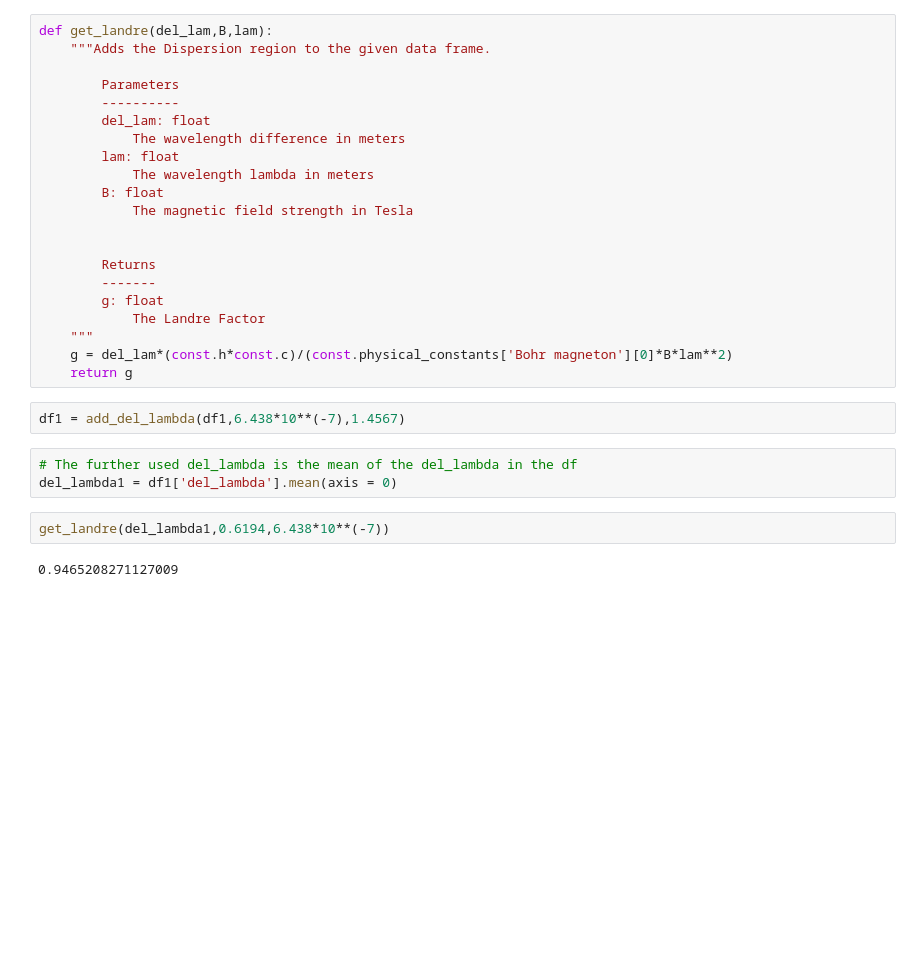
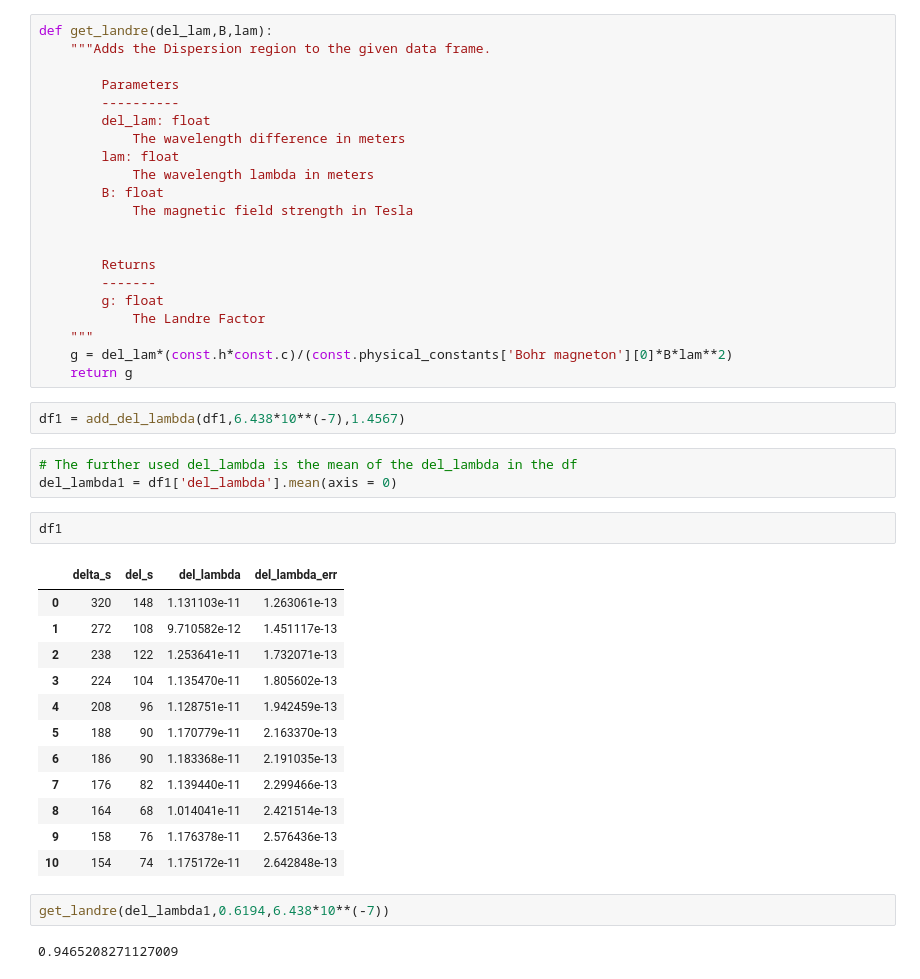
Before and after one commit to komrozik/Master_FP, a Jupyter notebook: V27-Zeemann_Effekt/Jupyter_Auswertung.ipynb, the cells around one changed output. Cells and saved outputs as stored; diff of their text form; blank space fills up the shorter version.

```diff
--- a/V27-Zeemann_Effekt/Jupyter_Auswertung.ipynb
+++ b/V27-Zeemann_Effekt/Jupyter_Auswertung.ipynb
@@ -171,6 +171,21 @@ df1 = add_del_lambda(df1,6.438*10**(-7),1.4567)
 # %%
 # The further used del_lambda is the mean of the del_lambda in the df
 del_lambda1 = df1['del_lambda'].mean(axis = 0)
+# %%
+df1
+# %% [output]
+|  | delta_s | del_s | del_lambda | del_lambda_err |
+| 0 | 320 | 148 | 1.131103e-11 | 1.263061e-13 |
+| 1 | 272 | 108 | 9.710582e-12 | 1.451117e-13 |
+| 2 | 238 | 122 | 1.253641e-11 | 1.732071e-13 |
+| 3 | 224 | 104 | 1.135470e-11 | 1.805602e-13 |
+| 4 | 208 | 96 | 1.128751e-11 | 1.942459e-13 |
+| 5 | 188 | 90 | 1.170779e-11 | 2.163370e-13 |
+| 6 | 186 | 90 | 1.183368e-11 | 2.191035e-13 |
+| 7 | 176 | 82 | 1.139440e-11 | 2.299466e-13 |
+| 8 | 164 | 68 | 1.014041e-11 | 2.421514e-13 |
+| 9 | 158 | 76 | 1.176378e-11 | 2.576436e-13 |
+| 10 | 154 | 74 | 1.175172e-11 | 2.642848e-13 |
 # %%
 get_landre(del_lambda1,0.6194,6.438*10**(-7))
 # %% [output]
```
Also changed, not shown: 10 other files.
